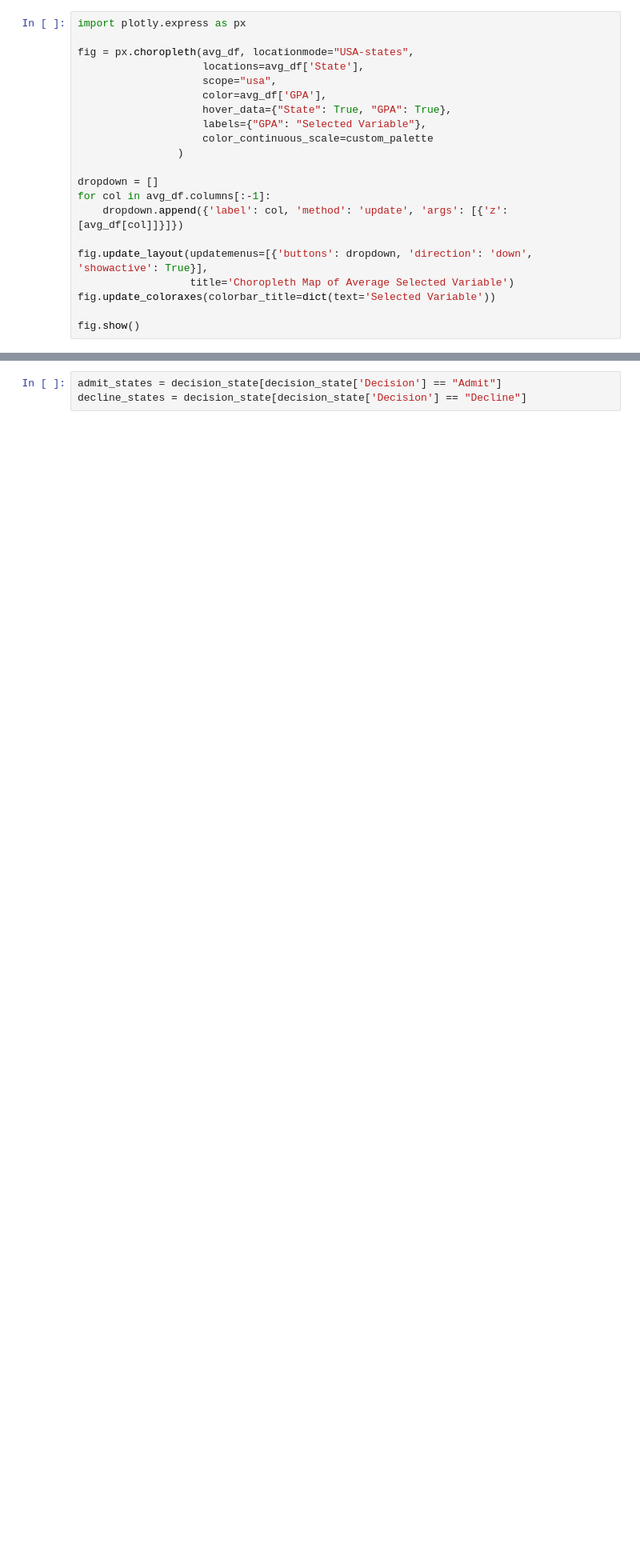
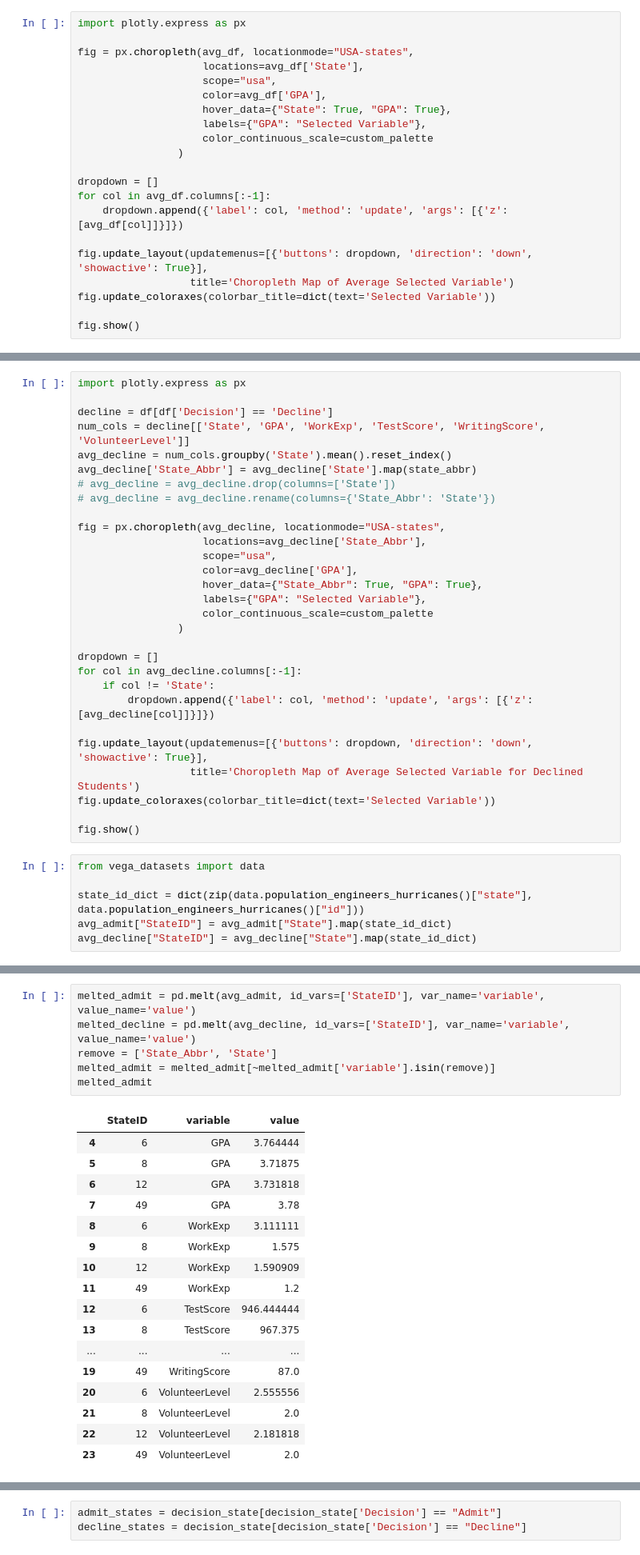
Before and after one commit to ad1589/dsan-5900.github.io, a Jupyter notebook: code/eda.ipynb, the cells around one changed output, grey strips where cells are left out. Shown at 80% size. Cells and saved outputs as stored; diff of their text form; blank space fills up the shorter version.

```diff
--- a/code/eda.ipynb
+++ b/code/eda.ipynb
@@ -254,0 +278,35 @@ fig.show()
+# %%
+import plotly.express as px
+
+decline = df[df['Decision'] == 'Decline']
+num_cols = decline[['State', 'GPA', 'WorkExp', 'TestScore', 'WritingScore', 'VolunteerLevel']]
+avg_decline = num_cols.groupby('State').mean().reset_index()
+avg_decline['State_Abbr'] = avg_decline['State'].map(state_abbr)
+# avg_decline = avg_decline.drop(columns=['State'])
+# avg_decline = avg_decline.rename(columns={'State_Abbr': 'State'})
+
+fig = px.choropleth(avg_decline, locationmode="USA-states",
+                    locations=avg_decline['State_Abbr'],
+                    scope="usa",
+                    color=avg_decline['GPA'],
+                    hover_data={"State_Abbr": True, "GPA": True},
+                    labels={"GPA": "Selected Variable"},
+                    color_continuous_scale=custom_palette
+                )
+
+dropdown = []
+for col in avg_decline.columns[:-1]:
+    if col != 'State':
+        dropdown.append({'label': col, 'method': 'update', 'args': [{'z': [avg_decline[col]]}]})
+
+fig.update_layout(updatemenus=[{'buttons': dropdown, 'direction': 'down', 'showactive': True}],
+                  title='Choropleth Map of Average Selected Variable for Declined Students')
+fig.update_coloraxes(colorbar_title=dict(text='Selected Variable'))
+
+fig.show()
+# %%
+from vega_datasets import data
+
+state_id_dict = dict(zip(data.population_engineers_hurricanes()["state"], data.population_engineers_hurricanes()["id"]))
+avg_admit["StateID"] = avg_admit["State"].map(state_id_dict)
+avg_decline["StateID"] = avg_decline["State"].map(state_id_dict)
@@ -254,0 +441,24 @@ fig.show()
+# %%
+melted_admit = pd.melt(avg_admit, id_vars=['StateID'], var_name='variable', value_name='value')
+melted_decline = pd.melt(avg_decline, id_vars=['StateID'], var_name='variable', value_name='value')
+remove = ['State_Abbr', 'State']
+melted_admit = melted_admit[~melted_admit['variable'].isin(remove)]
+melted_admit
+# %% [output]
+|  | StateID | variable | value |
+| 4 | 6 | GPA | 3.764444 |
+| 5 | 8 | GPA | 3.71875 |
+| 6 | 12 | GPA | 3.731818 |
+| 7 | 49 | GPA | 3.78 |
+| 8 | 6 | WorkExp | 3.111111 |
+| 9 | 8 | WorkExp | 1.575 |
+| 10 | 12 | WorkExp | 1.590909 |
+| 11 | 49 | WorkExp | 1.2 |
+| 12 | 6 | TestScore | 946.444444 |
+| 13 | 8 | TestScore | 967.375 |
+| ... | ... | ... | ... |
+| 19 | 49 | WritingScore | 87.0 |
+| 20 | 6 | VolunteerLevel | 2.555556 |
+| 21 | 8 | VolunteerLevel | 2.0 |
+| 22 | 12 | VolunteerLevel | 2.181818 |
+| 23 | 49 | VolunteerLevel | 2.0 |
```
Also changed, not shown: parts of 12 cells of this notebook, 18 other files.
